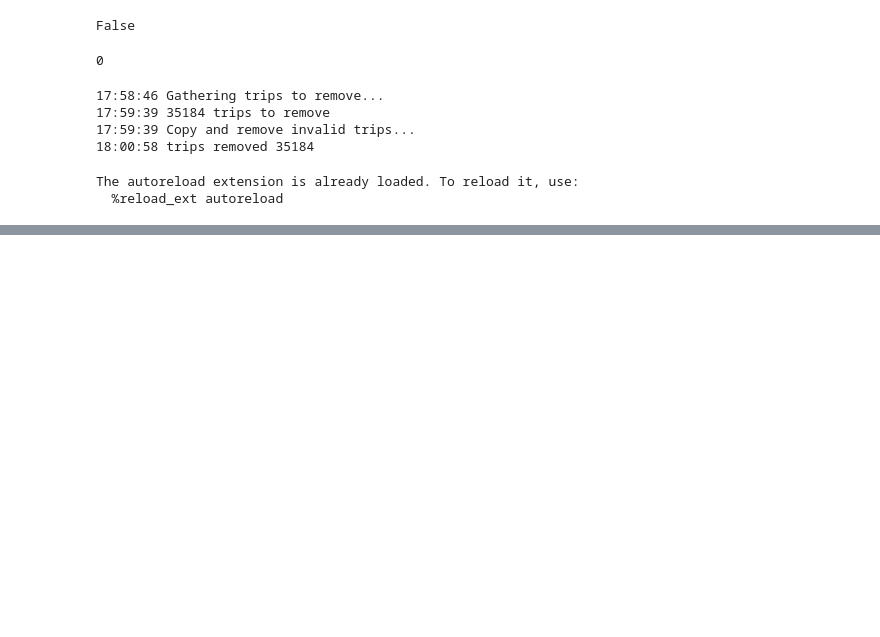
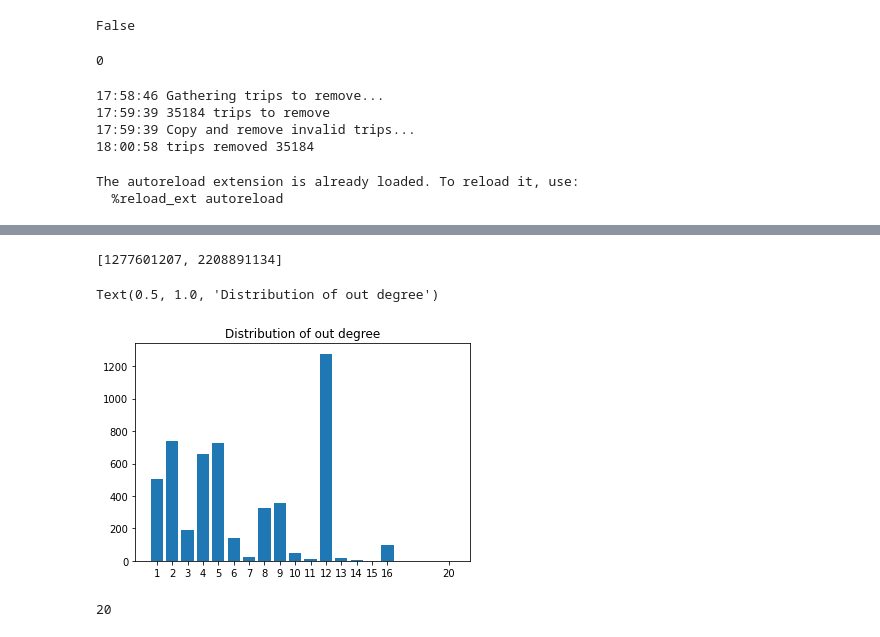
Before and after one commit to ElenStr/human-machine-switching, a Jupyter notebook: taxi_graph_stats.ipynb, the cells around one changed output, grey strips where cells are left out. Drawn from its saved outputs; the diff is of its cells as text; code cells hidden in the pictures; blank space fills up the shorter version.

```diff
--- a/taxi_graph_stats.ipynb
+++ b/taxi_graph_stats.ipynb
@@ -357,0 +366,21 @@ NameError: name 'defaultdict' is not defined
+# %%
+TRIPS[0]
+# %% [output]
+[1277601207, 2208891134]
+# %%
+fg = ox.graph_from_xml('./data/final_graph.osm', simplify=False)
+# %%
+out_degrees = np.asarray(list(map(lambda x: len(fg.out_edges(x)), fg.nodes)))
+
+unique, counts = np.unique(out_degrees, return_counts=True)
+
+plt.bar(unique, counts)
+plt.xticks(unique)
+plt.title('Distribution of out degree')
+# %% [output]
+Text(0.5, 1.0, 'Distribution of out degree')
+[figure, added]
+# %%
+max(list(map(lambda x: len(fg.out_edges(x)), fg.nodes)))
+# %% [output]
+20
```
Also changed, not shown: parts of 3 cells of this notebook.
